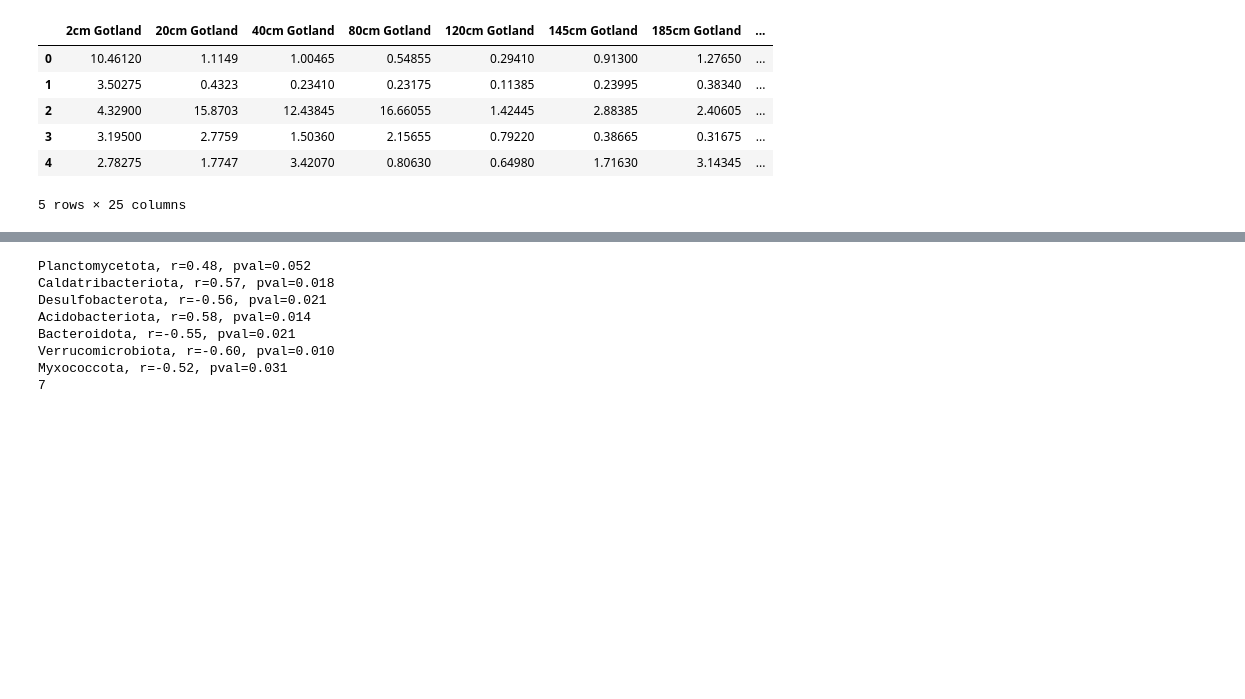
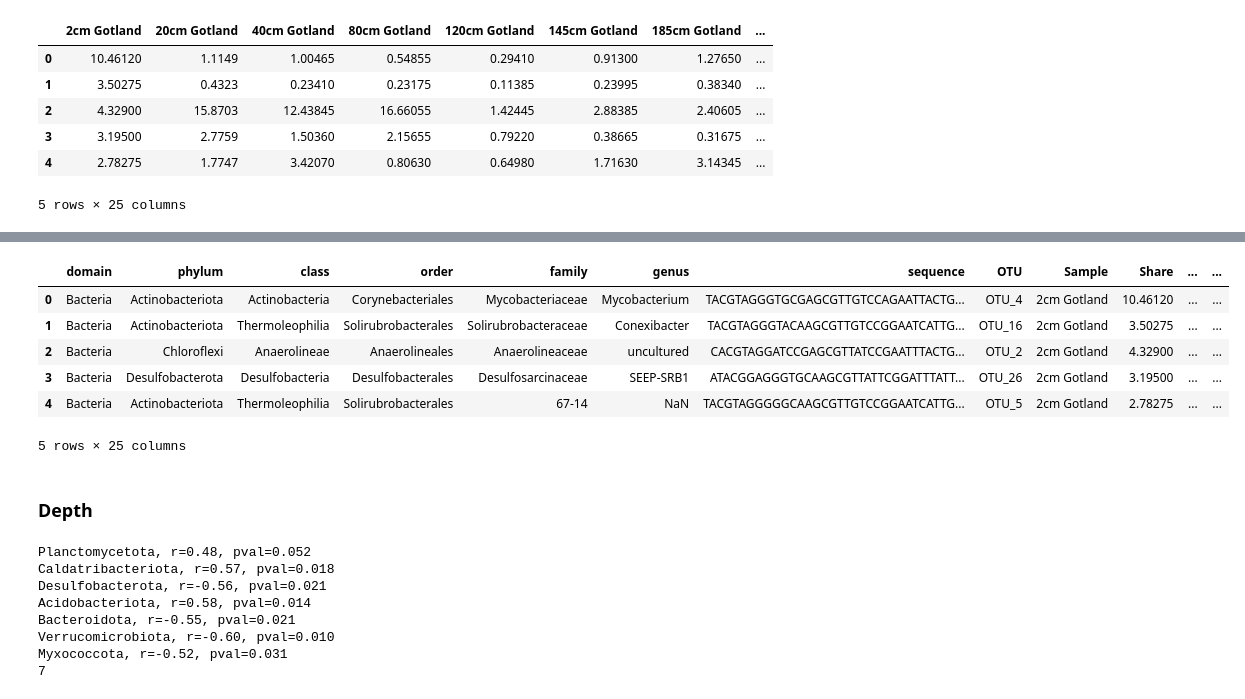
Before and after one commit to kpotoh/valerik, a Jupyter notebook: notebooks/diversity.ipynb, the cells around one changed output, grey strips where cells are left out. Drawn from its saved outputs; the diff is of its cells as text; code cells hidden in the pictures; blank space fills up the shorter version.

```diff
--- a/notebooks/diversity.ipynb
+++ b/notebooks/diversity.ipynb
@@ -362,3 +386,17 @@ comp_melted.head(1)
+# %%
+comp_melted_full = pd.merge(comp_melted, metan[["Metan,mmol/l"]], left_on="Sample", right_index=True)
+comp_melted_full = pd.merge(comp_melted_full, metalls.drop("Depth", axis=1), left_on="Sample", right_index=True)
+comp_melted_full.head()
+# %% [output]
+|  | domain | phylum | class | order | family | genus | sequence | OTU | Sample | Share | ... | ... |
+| 0 | Bacteria | Actinobacteriota | Actinobacteria | Corynebacteriales | Mycobacteriaceae | Mycobacterium | TACGTAGGGTGCGAGCGTTGTCCAGAATTACTG... | OTU_4 | 2cm Gotland | 10.46120 | ... | ... |
+| 1 | Bacteria | Actinobacteriota | Thermoleophilia | Solirubrobacterales | Solirubrobacteraceae | Conexibacter | TACGTAGGGTACAAGCGTTGTCCGGAATCATTG... | OTU_16 | 2cm Gotland | 3.50275 | ... | ... |
+| 2 | Bacteria | Chloroflexi | Anaerolineae | Anaerolineales | Anaerolineaceae | uncultured | CACGTAGGATCCGAGCGTTATCCGAATTTACTG... | OTU_2 | 2cm Gotland | 4.32900 | ... | ... |
+| 3 | Bacteria | Desulfobacterota | Desulfobacteria | Desulfobacterales | Desulfosarcinaceae | SEEP-SRB1 | ATACGGAGGGTGCAAGCGTTATTCGGATTTATT... | OTU_26 | 2cm Gotland | 3.19500 | ... | ... |
+| 4 | Bacteria | Actinobacteriota | Thermoleophilia | Solirubrobacterales | 67-14 | NaN | TACGTAGGGGGCAAGCGTTGTCCGGAATCATTG... | OTU_5 | 2cm Gotland | 2.78275 | ... | ... |
+5 rows × 25 columns
+# %% [markdown]
+### Depth
 # %%
 phylums_significant = []
 for i, ph in enumerate(comp_melted.groupby("phylum").Share.sum().sort_values(ascending=False).head(25).index):
```
Also changed, not shown: parts of 17 cells of this notebook, 4 other files.
